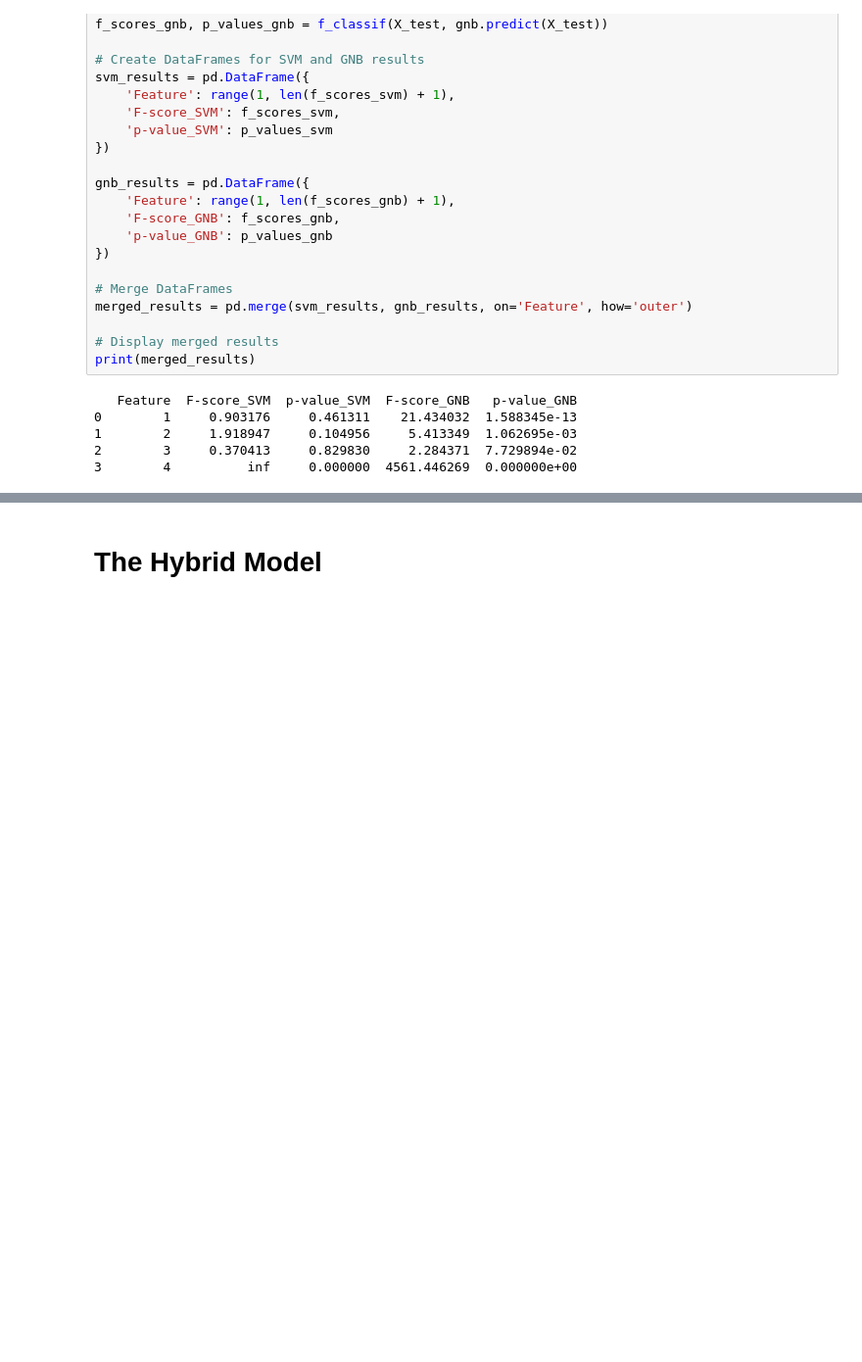
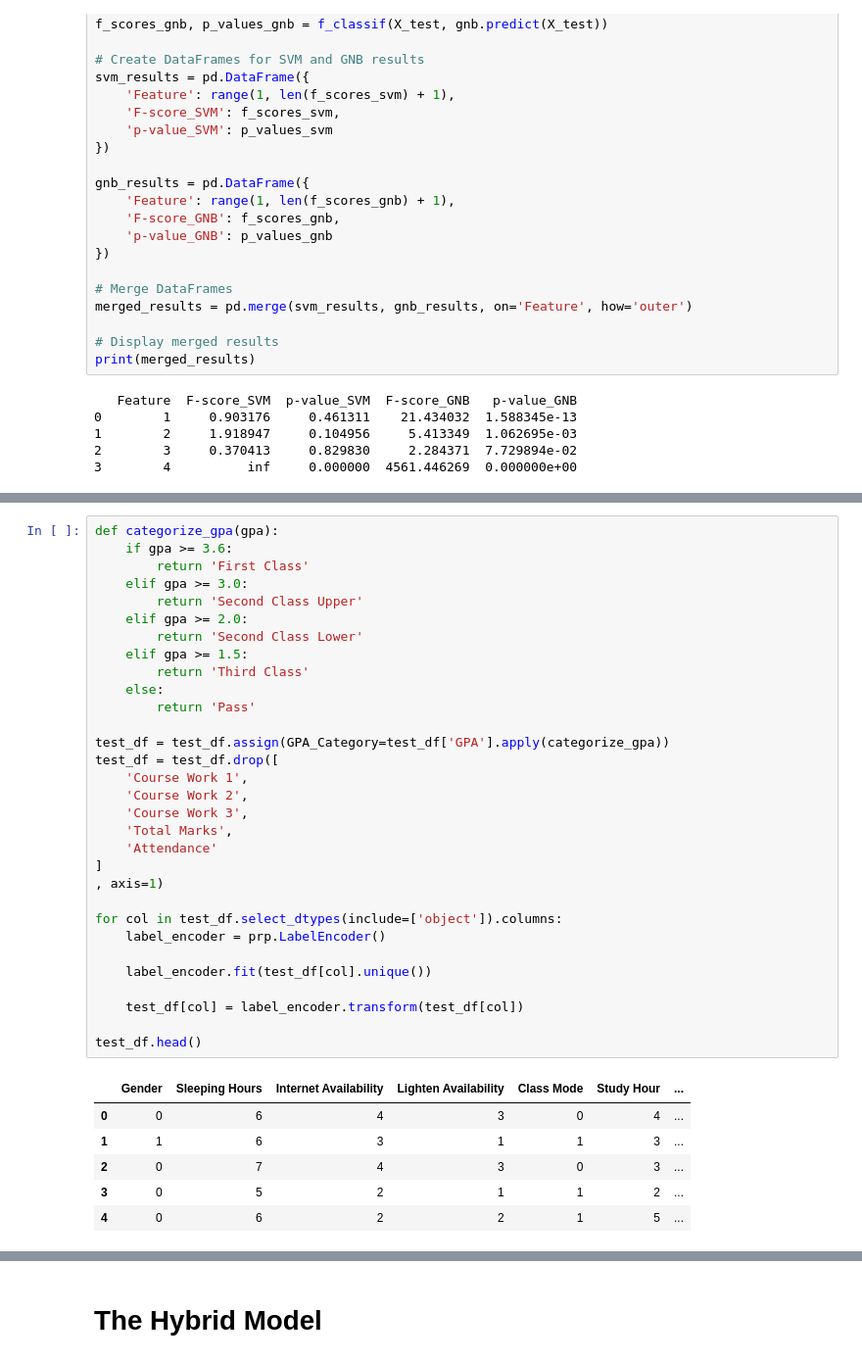
Before and after one commit to Ofori416/Student.PredictionModel, a Jupyter notebook: app.ipynb, the cells around one changed output, grey strips where cells are left out. Shown at 98% size. Drawn from its saved outputs; the diff is of its cells as text; blank space fills up the shorter version.

```diff
--- a/app.ipynb
+++ b/app.ipynb
@@ -851,0 +867,38 @@ print(merged_results)
+# %%
+def categorize_gpa(gpa):
+    if gpa >= 3.6:
+        return 'First Class'
+    elif gpa >= 3.0:
+        return 'Second Class Upper'
+    elif gpa >= 2.0:
+        return 'Second Class Lower'
+    elif gpa >= 1.5:
+        return 'Third Class'
+    else:
+        return 'Pass'
+
+test_df = test_df.assign(GPA_Category=test_df['GPA'].apply(categorize_gpa))
+test_df = test_df.drop([
+    'Course Work 1',
+    'Course Work 2',
+    'Course Work 3',
+    'Total Marks',
+    'Attendance'
+]
+, axis=1)
+
+for col in test_df.select_dtypes(include=['object']).columns:
+    label_encoder = prp.LabelEncoder()
+
+    label_encoder.fit(test_df[col].unique())
+
+    test_df[col] = label_encoder.transform(test_df[col])
+
+test_df.head()
+# %% [output]
+|  | Gender | Sleeping Hours | Internet Availability | Lighten Availability | Class Mode | Study Hour | ... |
+| 0 | 0 | 6 | 4 | 3 | 0 | 4 | ... |
+| 1 | 1 | 6 | 3 | 1 | 1 | 3 | ... |
+| 2 | 0 | 7 | 4 | 3 | 0 | 3 | ... |
+| 3 | 0 | 5 | 2 | 1 | 1 | 2 | ... |
+| 4 | 0 | 6 | 2 | 2 | 1 | 5 | ... |
```
Also changed, not shown: parts of 22 cells of this notebook, 5 other files.
